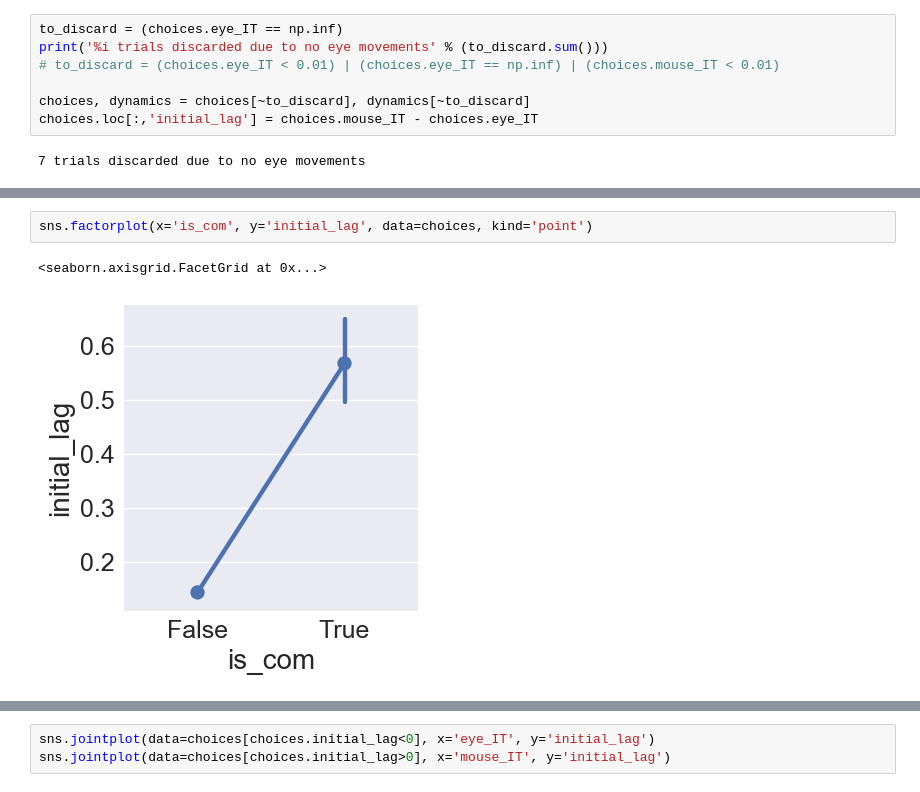
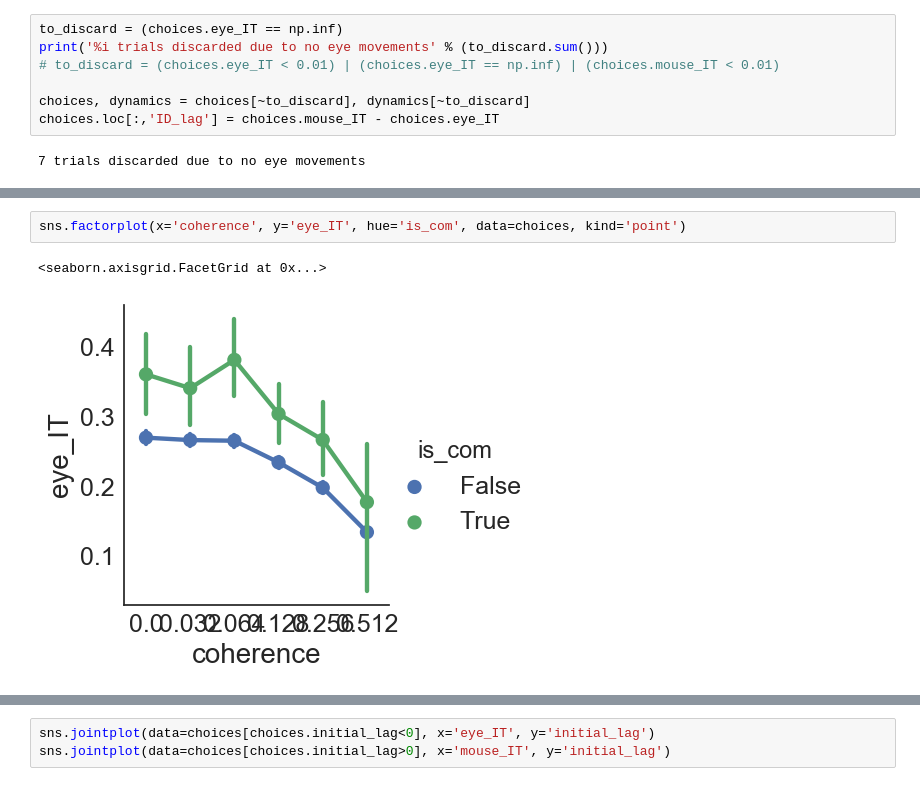
Before and after one commit to cherepaha/eyehandrdk, a Jupyter notebook: analysis_log.ipynb, the cells around one changed output, grey strips where cells are left out. Cells and saved outputs as stored; diff of their text form.

```diff
--- a/analysis_log.ipynb
+++ b/analysis_log.ipynb
@@ -158,7 +158,7 @@ print('%i trials discarded due to no eye movements' % (to_discard.sum()))
 # to_discard = (choices.eye_IT < 0.01) | (choices.eye_IT == np.inf) | (choices.mouse_IT < 0.01)
 
 choices, dynamics = choices[~to_discard], dynamics[~to_discard]
-choices.loc[:,'initial_lag'] = choices.mouse_IT - choices.eye_IT
+choices.loc[:,'ID_lag'] = choices.mouse_IT - choices.eye_IT
 # %% [output]
 7 trials discarded due to no eye movements
 # %%
@@ -180,6 +185,6 @@ sns.jointplot(data=choices, x='eye_IT', y='initial_lag')
 # %%
-sns.factorplot(x='is_com', y='initial_lag', data=choices, kind='point')
+sns.factorplot(x='coherence', y='eye_IT', hue='is_com', data=choices, kind='point')
 # %% [output]
 <seaborn.axisgrid.FacetGrid at 0x...>
-[figure, old version]
+[figure, new version]
 # %%
```
Also changed, not shown: parts of 5 cells of this notebook, 2 other files.
